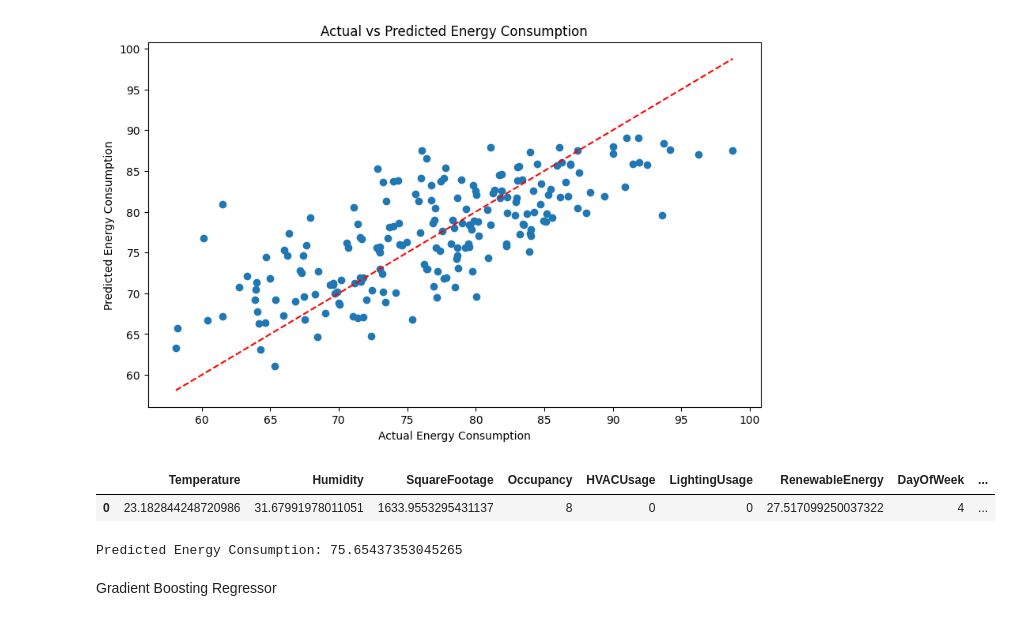
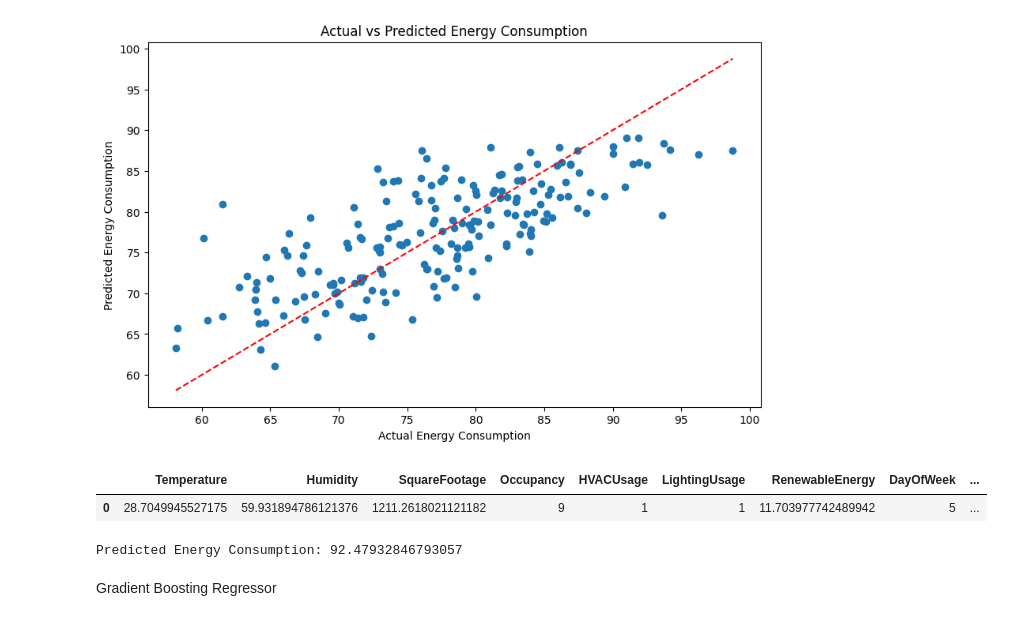
Before and after one commit to PadamPrasadDhakal/ML-Projects, a Jupyter notebook: Energy Consumption/code.ipynb, the cells around one changed output. Drawn from its saved outputs; the diff is of its cells as text; code cells hidden in the pictures.

```diff
--- a/Energy Consumption/code.ipynb
+++ b/Energy Consumption/code.ipynb
@@ -208,25 +208,25 @@ plt.show()
 [figure]
 # %%
 #making model for users prediction
-inp=np.array([[23.182844248720986,31.67991978011051,1633.9553295431137,8,'Off','Off',27.517099250037322,'Thursday','Yes']])
+inp=np.array([[28.7049945527175,59.931894786121376,1211.2618021121182,9,'On','On',11.703977742489942,'Friday','Yes']])
 
 # Create DataFrame with appropriate column names to match training data
 inp_df = pd.DataFrame(inp, columns=['Temperature', 'Humidity', 'SquareFootage', 'Occupancy', 'HVACUsage', 'LightingUsage', 'RenewableEnergy', 'DayOfWeek', 'Holiday'])
 
 inp_df['HVACUsage'] = inp_df['HVACUsage'].map({'On': 1, 'Off': 0})
 inp_df['LightingUsage'] = inp_df['LightingUsage'].map({'On': 1, 'Off': 0})
 inp_df['DayOfWeek'] = inp_df['DayOfWeek'].map({'Monday': 1, 'Tuesday': 2, 'Wednesday': 3, 'Thursday': 4, 'Friday': 5, 'Saturday': 6, 'Sunday': 7})
 inp_df['Holiday'] = inp_df['Holiday'].map({'Yes': 1, 'No': 0})
 
 inp_df
 # %% [output]
 |  | Temperature | Humidity | SquareFootage | Occupancy | HVACUsage | LightingUsage | RenewableEnergy | DayOfWeek | ... |
-| 0 | 23.182844248720986 | 31.67991978011051 | 1633.9553295431137 | 8 | 0 | 0 | 27.517099250037322 | 4 | ... |
+| 0 | 28.7049945527175 | 59.931894786121376 | 1211.2618021121182 | 9 | 1 | 1 | 11.703977742489942 | 5 | ... |
 # %%
 pred=model.predict(inp_df)
 print(f"Predicted Energy Consumption: {pred[0]}")
 # %% [output]
-Predicted Energy Consumption: 75.65437353045265
+Predicted Energy Consumption: 92.47932846793057
 # %% [markdown]
 Gradient Boosting Regressor
 # %%
```
Also changed, not shown: parts of 10 cells of this notebook.
